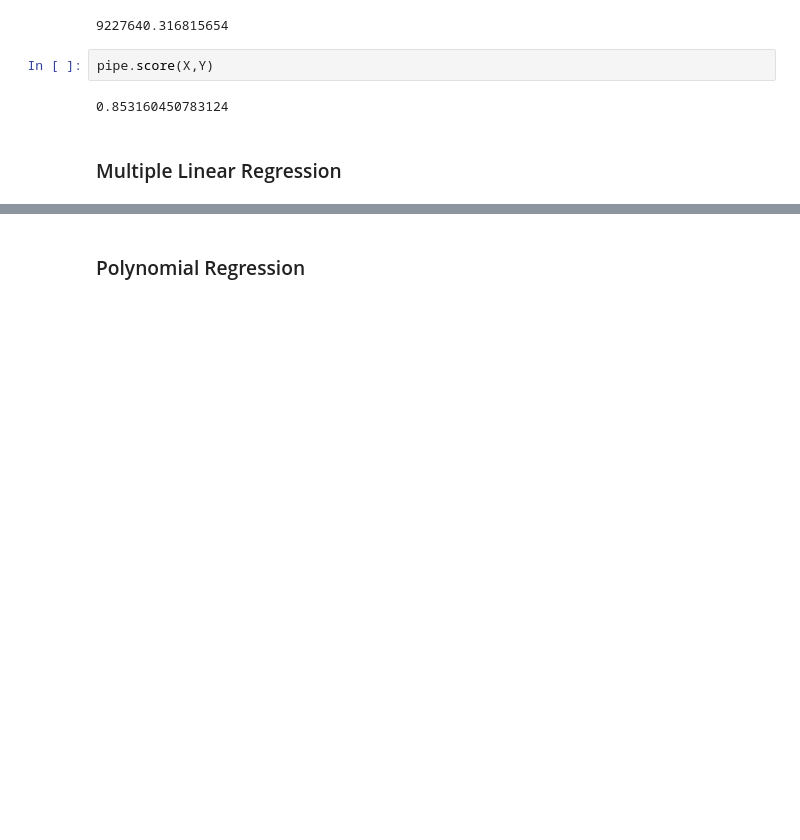
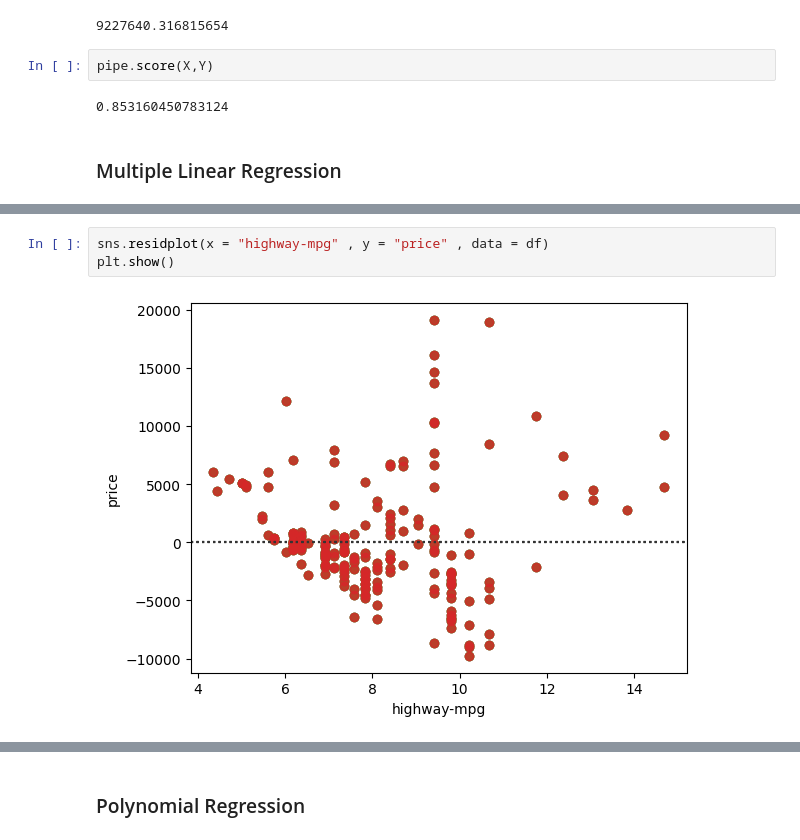
Before and after one commit to MachineTi-lab/IBM-Data-analysis-with-Python, a Jupyter notebook: Class_1.ipynb, the cells around one changed output, grey strips where cells are left out. Cells and saved outputs as stored; diff of their text form; blank space fills up the shorter version.

```diff
--- a/Class_1.ipynb
+++ b/Class_1.ipynb
@@ -374,0 +409,5 @@ pipe.score(X,Y)
+# %%
+sns.residplot(x = "highway-mpg" , y = "price" , data = df)
+plt.show()
+# %% [output]
+[figure, added]
```
Also changed, not shown: parts of 8 cells of this notebook.
